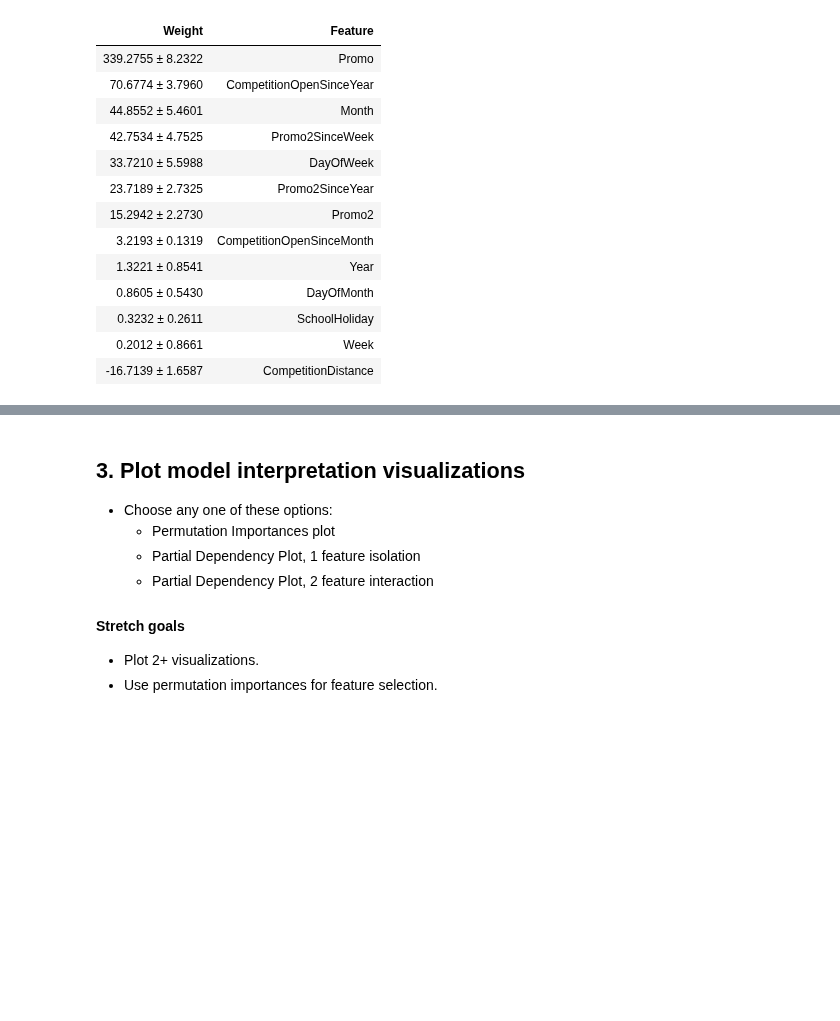
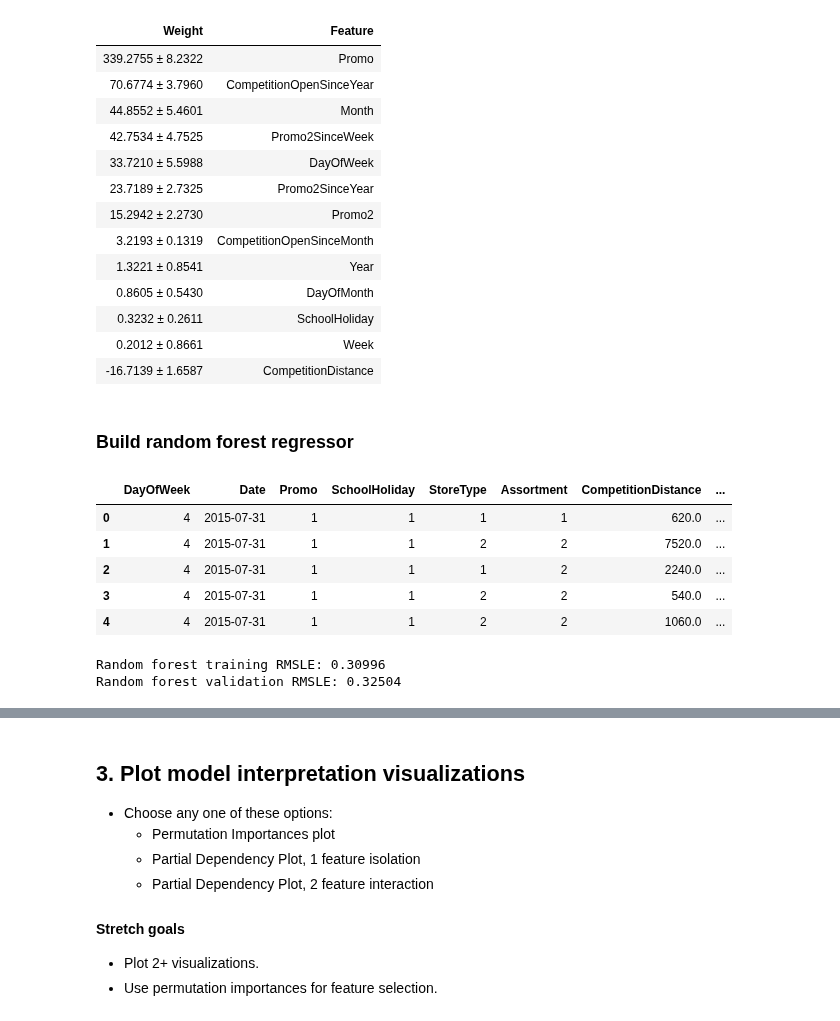
Before and after one commit to LambdaSchool/DEPRECATED-DS-Unit-2-Applied-Modeling, a Jupyter notebook: DS_Sprint_Challenge_8_Regression_2.ipynb, the cells around one changed output, grey strips where cells are left out. Saved outputs shown, nothing was run; the diff lists cells and outputs as text; code cells hidden in the pictures; blank space fills up the shorter version.

Commit message:
Build and test random forest regressor.

```diff
--- a/DS_Sprint_Challenge_8_Regression_2.ipynb
+++ b/DS_Sprint_Challenge_8_Regression_2.ipynb
@@ -499,3 +501,21 @@ eli5.show_weights(permuter, top=None, feature_names=feature_names)
 | 0.3232 ± 0.2611 | SchoolHoliday |
 | 0.2012 ± 0.8661 | Week |
 | -16.7139 ± 1.6587 | CompetitionDistance |
+# %% [markdown]
+### Build random forest regressor
+# %%
+# Do ordinal encoding on categorical features.
+encoder = ce.OrdinalEncoder()
+
+X_train_encoded = encoder.fit_transform(X_train_wrangled.drop(columns='Customers'))
+X_val_encoded = encoder.transform(X_val_wrangled.drop(columns='Customers'))
+# %%
+# Check output.
+X_train_encoded.head()
+# %% [output]
+|  | DayOfWeek | Date | Promo | SchoolHoliday | StoreType | Assortment | CompetitionDistance | ... |
+| 0 | 4 | 2015-07-31 | 1 | 1 | 1 | 1 | 620.0 | ... |
+| 1 | 4 | 2015-07-31 | 1 | 1 | 2 | 2 | 7520.0 | ... |
+| 2 | 4 | 2015-07-31 | 1 | 1 | 1 | 2 | 2240.0 | ... |
+| 3 | 4 | 2015-07-31 | 1 | 1 | 2 | 2 | 540.0 | ... |
+| 4 | 4 | 2015-07-31 | 1 | 1 | 2 | 2 | 1060.0 | ... |
@@ -501,0 +542,7 @@ eli5.show_weights(permuter, top=None, feature_names=feature_names)
+# %%
+# Calculate and print RMSLE.
+print(f'Random forest training RMSLE: {rmsle(y_train, y_train_pred_rf):.5f}')
+print(f'Random forest validation RMSLE: {rmsle(y_val, y_val_pred_rf):.5f}')
+# %% [output]
+Random forest training RMSLE: 0.30996
+Random forest validation RMSLE: 0.32504
```
Also changed, not shown: parts of 8 cells of this notebook.
